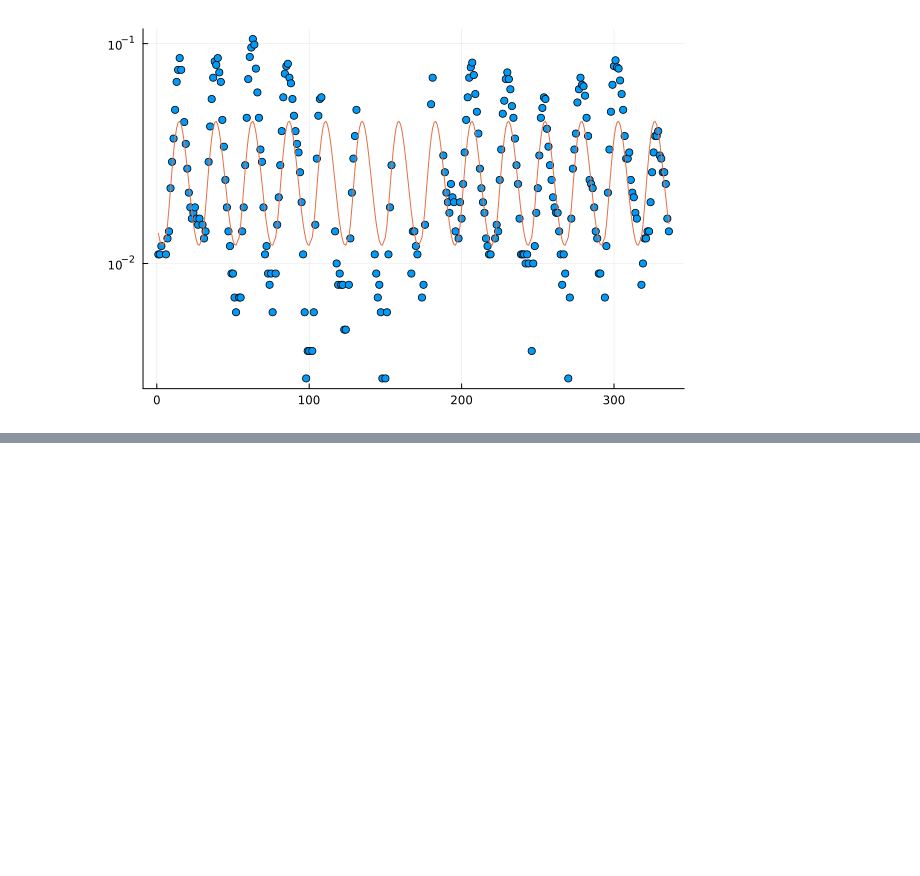
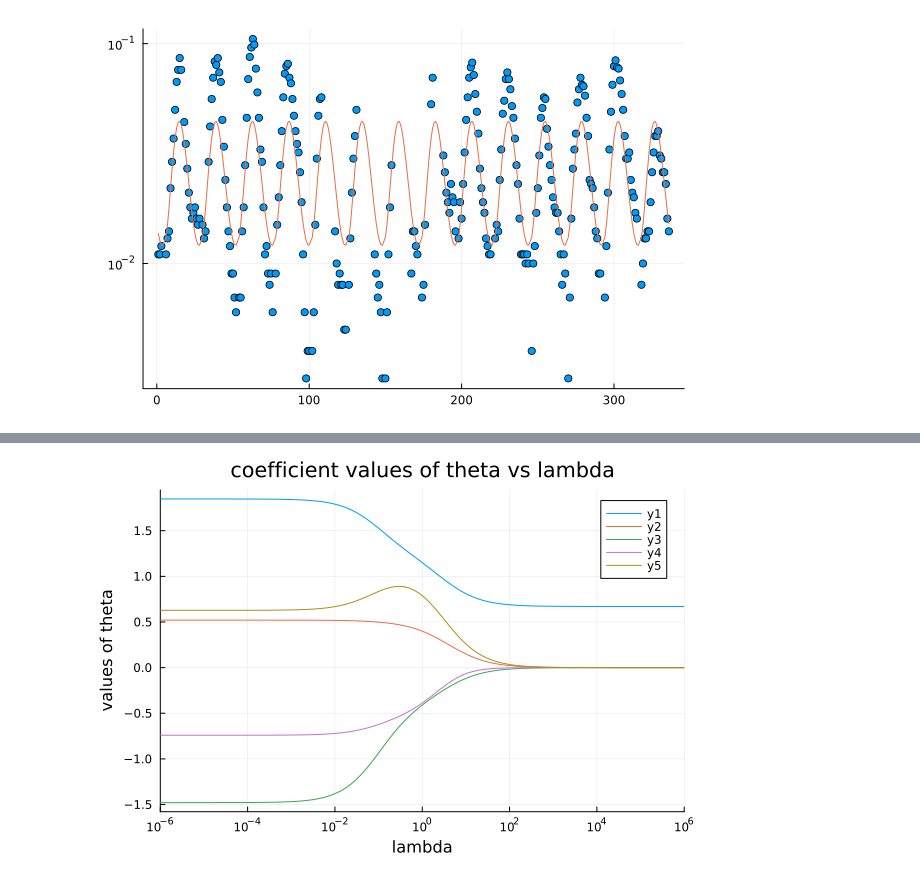
Before and after one commit to Minh-An/engr108, a Jupyter notebook: multi_objective_ls.ipynb, the cells around one changed output, grey strips where cells are left out. Drawn from its saved outputs; the diff is of its cells as text; code cells hidden in the pictures; blank space fills up the shorter version.

```diff
--- a/multi_objective_ls.ipynb
+++ b/multi_objective_ls.ipynb
@@ -188,0 +199,10 @@ We fit the model by solving a sequence of regularized least squares problems wit
+# %%
+trainN = length(ytrain);
+testN = length(ytest);
+
+omegas = [13.69; 3.55; 23.25; 6.03];
+phis = [0.21; 0.02; -1.87; 1.72];
+p = length(omegas) + 1; # + 1 for constant f1
+
+Atrain = hcat(ones(trainN), sin.(xtrain*omegas' + ones(trainN)*phis'))
+Atest = hcat(ones(testN), sin.(xtest*omegas' + ones(testN)*phis'));
@@ -188,0 +236,8 @@ We fit the model by solving a sequence of regularized least squares problems wit
+# %%
+# plot coefficients
+plot(lambdas, thetas', xscale=:log10,
+     xlabel="lambda", ylabel="values of theta",
+     title="coefficient values of theta vs lambda",
+     xlim=(1e-6,1e6))
+# %% [output]
+[figure, added]
```
Also changed, not shown: parts of 9 cells of this notebook.
